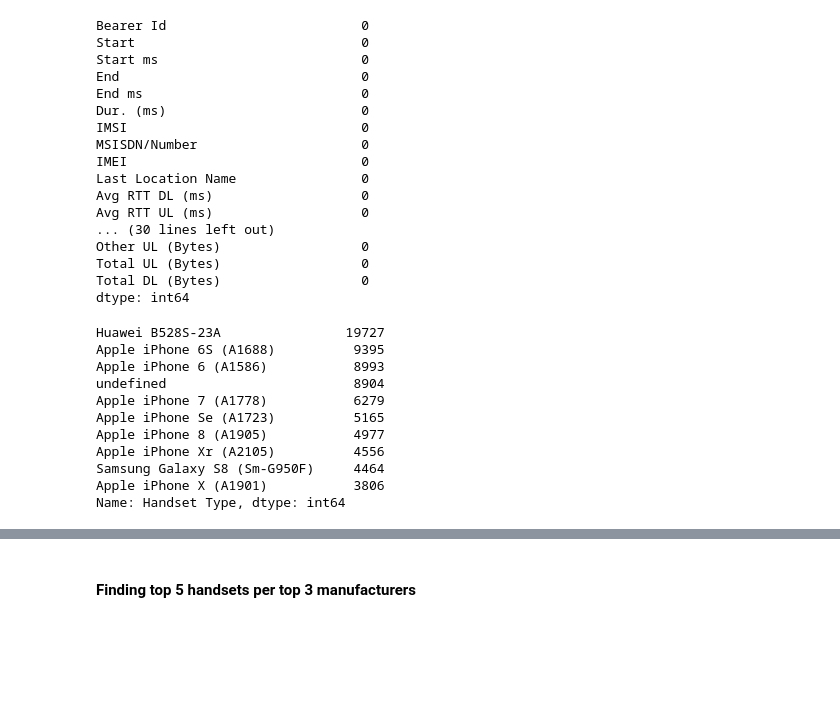
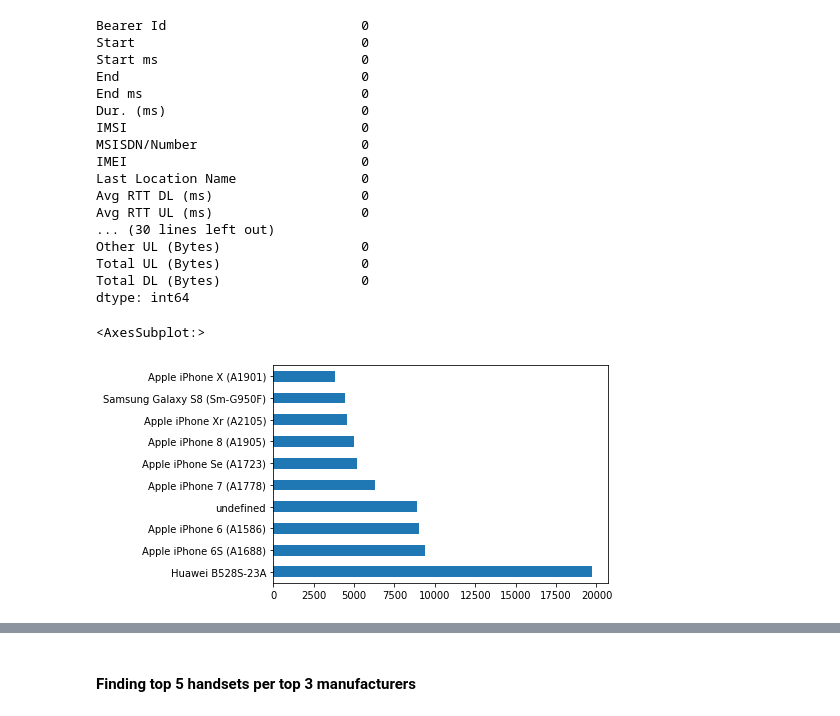
Before and after one commit to Micky373/Telecom_user_analytics, a Jupyter notebook: notebooks/user_overview_analysis.ipynb, the cells around one changed output, grey strips where cells are left out. Cells and saved outputs as stored; diff of their text form; code cells hidden in the pictures; blank space fills up the shorter version.

Commit message:
Add some data visualizings and ploting

```diff
--- a/notebooks/user_overview_analysis.ipynb
+++ b/notebooks/user_overview_analysis.ipynb
@@ -236,19 +236,10 @@ data_clean.to_csv('../data/clean_telecom_data.csv',index=False)
 # %%
 # Finding out the top 10 handset used by customers
 
-data_clean['Handset Type'].value_counts()[0:10]
+data_clean['Handset Type'].value_counts()[:10].plot(kind='barh')
 # %% [output]
-Huawei B528S-23A                19727
-Apple iPhone 6S (A1688)          9395
-Apple iPhone 6 (A1586)           8993
-undefined                        8904
-Apple iPhone 7 (A1778)           6279
-Apple iPhone Se (A1723)          5165
-Apple iPhone 8 (A1905)           4977
-Apple iPhone Xr (A2105)          4556
-Samsung Galaxy S8 (Sm-G950F)     4464
-Apple iPhone X (A1901)           3806
-Name: Handset Type, dtype: int64
+<AxesSubplot:>
+[figure, added]
 # %%
 # Finding out the top 3 handset manufacturers
 
```
Also changed, not shown: parts of 4 cells of this notebook.
